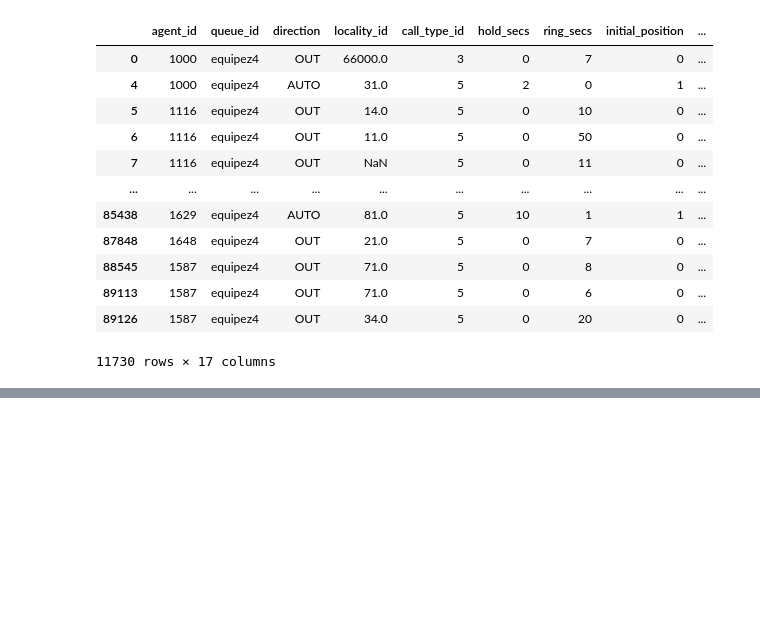
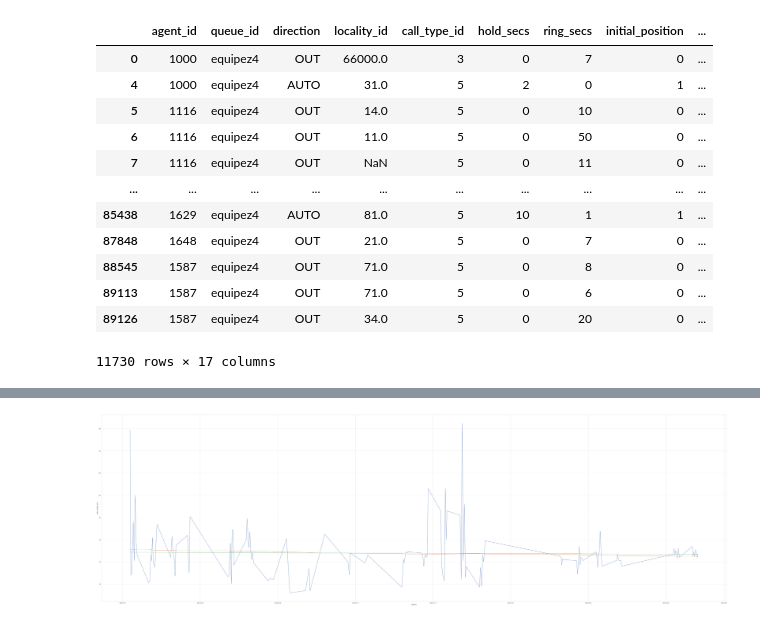
Before and after one commit to vileoleone/data-science-vonix-statistic-studies, a Jupyter notebook: jupyter-studies/holster-winte-200s.ipynb, the cells around one changed output, grey strips where cells are left out. Saved outputs shown, nothing was run; the diff lists cells and outputs as text; code cells hidden in the pictures; blank space fills up the shorter version.

```diff
--- a/jupyter-studies/holster-winte-200s.ipynb
+++ b/jupyter-studies/holster-winte-200s.ipynb
@@ -112,0 +222,11 @@ ValueError: This function does not handle missing values
+# %%
+df_hw_cut['HWES1_add'] = ExponentialSmoothing(df_hw_cut['mean_handling_time'], trend = 'add').fit().fittedvalues
+df_hw_cut['HWES1_mul'] = ExponentialSmoothing(df_hw_cut['mean_handling_time'], trend = 'mul').fit().fittedvalues
+df_hw_cut
+plt.figure(figsize = (100,30))
+sns.lineplot(df_hw_cut, x="datetime", y="mean_handling_time")
+sns.lineplot(df_hw_cut, x="datetime", y="HWES1_add")
+sns.lineplot(df_hw_cut, x="datetime", y="HWES1_mul")
+plt.show()
+# %% [output]
+[figure, added]
```
Also changed, not shown: parts of 12 cells of this notebook, 2 other files.
